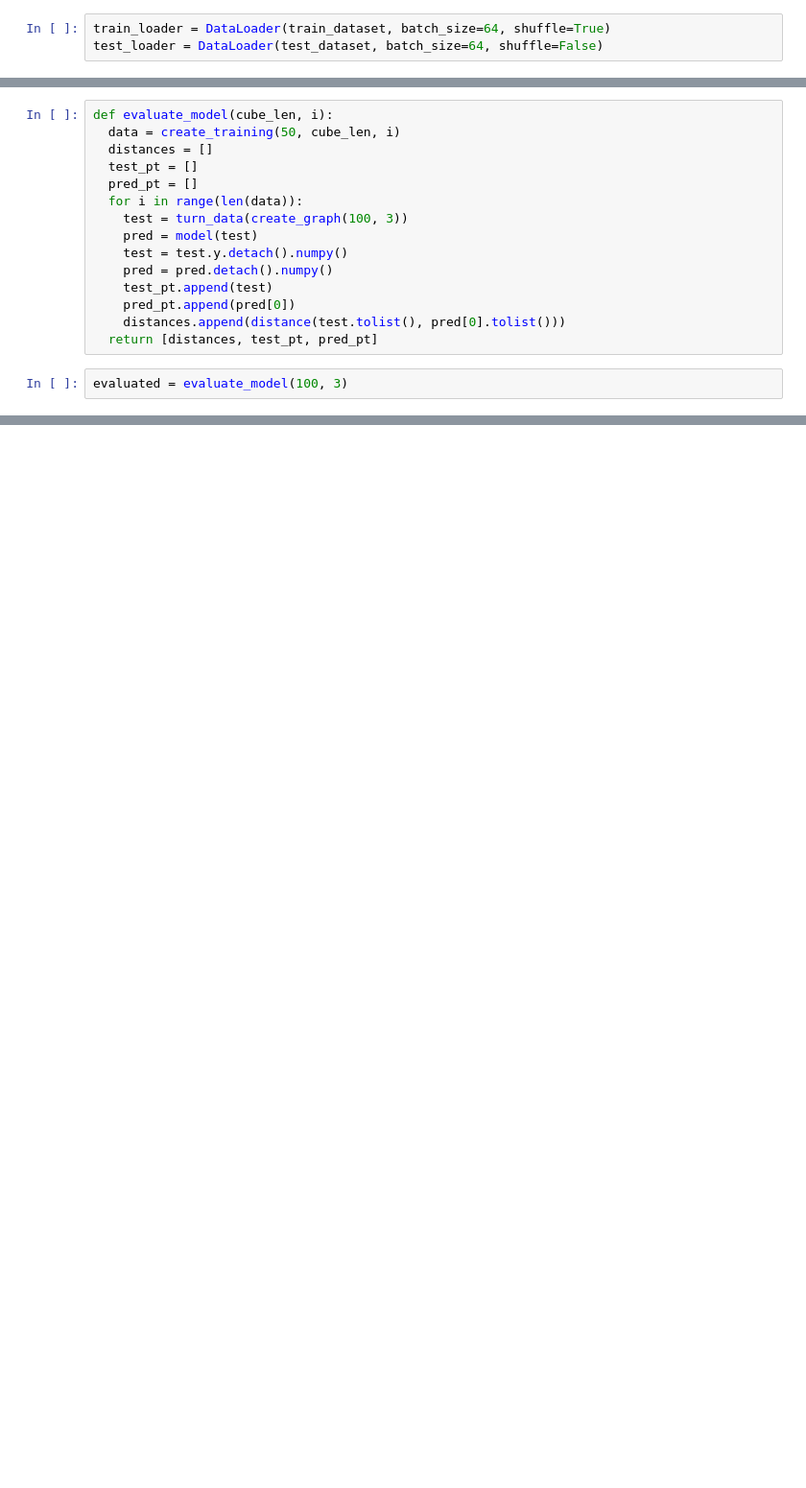
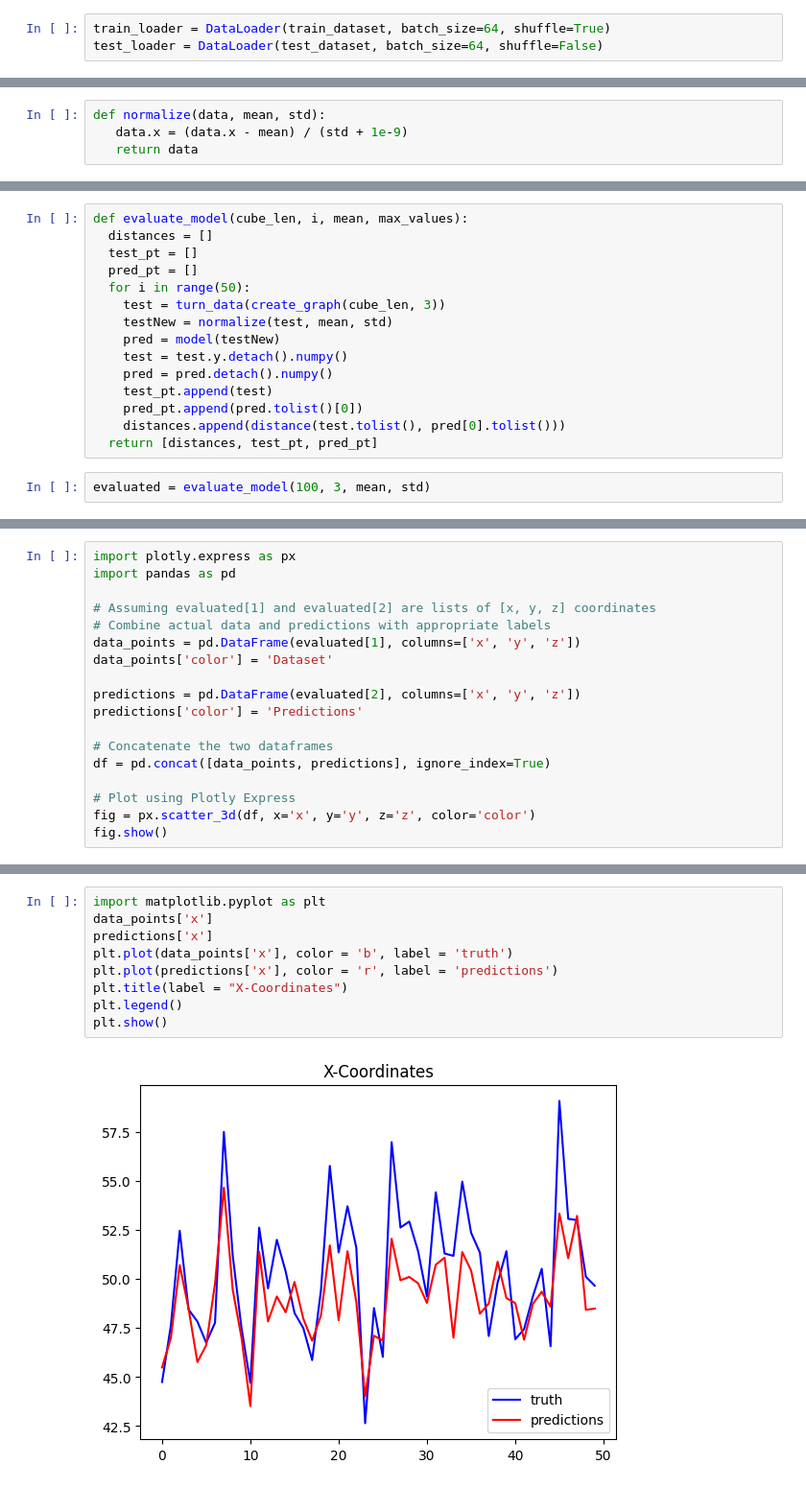
Before and after one commit to harishk30/GNNcom, a Jupyter notebook: COM_GNN.ipynb, the cells around one changed output, grey strips where cells are left out. Shown at 96% size. Saved outputs shown, nothing was run; the diff lists cells and outputs as text; blank space fills up the shorter version.

Commit message:
Fixed issue w/ linear predictions.

```diff
--- a/COM_GNN.ipynb
+++ b/COM_GNN.ipynb
@@ -156,3 +219,7 @@ Graph Neural Network
+# %%
+def normalize(data, mean, std):
+   data.x = (data.x - mean) / (std + 1e-9)
+   return data
 # %%
 from torch.nn import Linear
 import torch.nn.functional as F
@@ -263,20 +403,20 @@ Evaluate
 # %%
-def evaluate_model(cube_len, i):
-  data = create_training(50, cube_len, i)
+def evaluate_model(cube_len, i, mean, max_values):
   distances = []
   test_pt = []
   pred_pt = []
-  for i in range(len(data)):
-    test = turn_data(create_graph(100, 3))
-    pred = model(test)
+  for i in range(50):
+    test = turn_data(create_graph(cube_len, 3))
+    testNew = normalize(test, mean, std)
+    pred = model(testNew)
     test = test.y.detach().numpy()
     pred = pred.detach().numpy()
     test_pt.append(test)
-    pred_pt.append(pred[0])
+    pred_pt.append(pred.tolist()[0])
     distances.append(distance(test.tolist(), pred[0].tolist()))
   return [distances, test_pt, pred_pt]
 # %%
-evaluated = evaluate_model(100, 3)
+evaluated = evaluate_model(100, 3, mean, std)
 # %%
 avg_distance = sum(evaluated[0])/len(evaluated[0])
 print(avg_distance)
@@ -334,0 +445,18 @@ fig.show()
+# %%
+import plotly.express as px
+import pandas as pd
+
+# Assuming evaluated[1] and evaluated[2] are lists of [x, y, z] coordinates
+# Combine actual data and predictions with appropriate labels
+data_points = pd.DataFrame(evaluated[1], columns=['x', 'y', 'z'])
+data_points['color'] = 'Dataset'
+
+predictions = pd.DataFrame(evaluated[2], columns=['x', 'y', 'z'])
+predictions['color'] = 'Predictions'
+
+# Concatenate the two dataframes
+df = pd.concat([data_points, predictions], ignore_index=True)
+
+# Plot using Plotly Express
+fig = px.scatter_3d(df, x='x', y='y', z='z', color='color')
+fig.show()
@@ -334,0 +465,11 @@ fig.show()
+# %%
+import matplotlib.pyplot as plt
+data_points['x']
+predictions['x']
+plt.plot(data_points['x'], color = 'b', label = 'truth')
+plt.plot(predictions['x'], color = 'r', label = 'predictions')
+plt.title(label = "X-Coordinates")
+plt.legend()
+plt.show()
+# %% [output]
+[figure, added]
```
Also changed, not shown: parts of 29 cells of this notebook.
